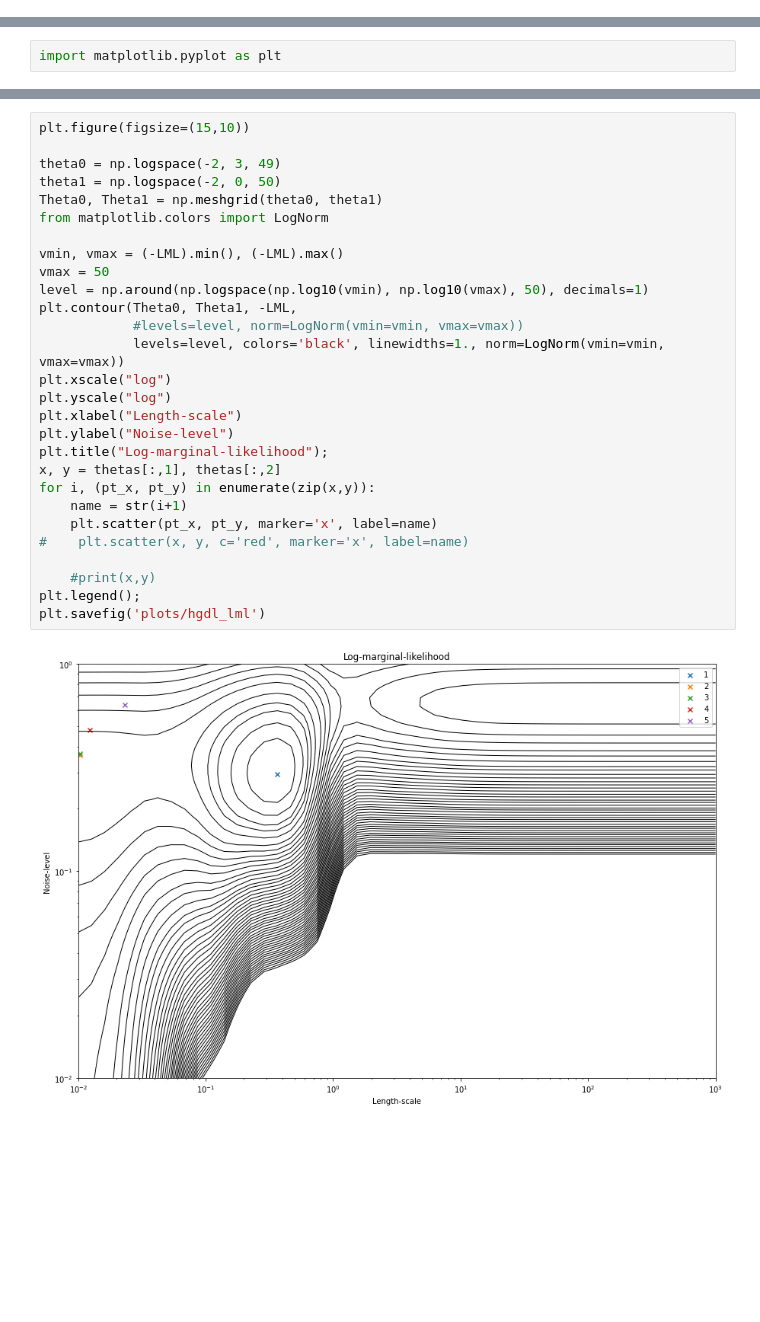
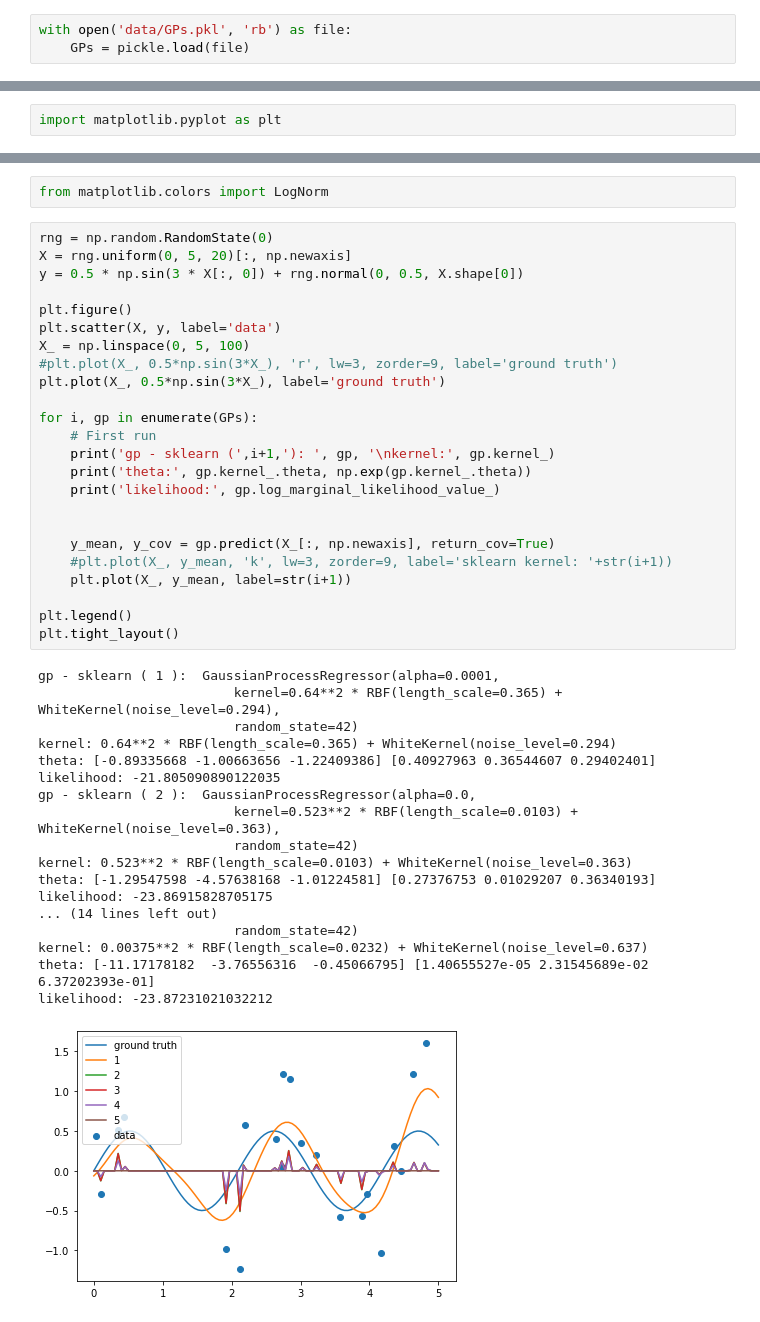
Before and after one commit to lbl-camera/HGDL, a Jupyter notebook: paper/sklearn/generate_plots.ipynb, the cells around one changed output, grey strips where cells are left out. Cells and saved outputs as stored; diff of their text form; blank space fills up the shorter version.

Commit message:
making very nice sklearn plots

```diff
--- a/paper/sklearn/generate_plots.ipynb
+++ b/paper/sklearn/generate_plots.ipynb
@@ -26,3 +48,6 @@ Image(filename='plots/sklearn_lml.png')
+# %%
+with open('data/GPs.pkl', 'rb') as file:
+    GPs = pickle.load(file)
 # %%
 import numpy as np
 # %%
@@ -62,30 +55,45 @@ array([[4.09279625e-01, 3.65446072e-01, 2.94024007e-01],
-# %%
-plt.figure(figsize=(15,10))
-
-theta0 = np.logspace(-2, 3, 49)
-theta1 = np.logspace(-2, 0, 50)
-Theta0, Theta1 = np.meshgrid(theta0, theta1)
-from matplotlib.colors import LogNorm
-
-vmin, vmax = (-LML).min(), (-LML).max()
-vmax = 50
-level = np.around(np.logspace(np.log10(vmin), np.log10(vmax), 50), decimals=1)
-plt.contour(Theta0, Theta1, -LML,
-            #levels=level, norm=LogNorm(vmin=vmin, vmax=vmax))
-            levels=level, colors='black', linewidths=1., norm=LogNorm(vmin=vmin, vmax=vmax))
-plt.xscale("log")
-plt.yscale("log")
-plt.xlabel("Length-scale")
-plt.ylabel("Noise-level")
-plt.title("Log-marginal-likelihood");
-x, y = thetas[:,1], thetas[:,2]
-for i, (pt_x, pt_y) in enumerate(zip(x,y)):
-    name = str(i+1)
-    plt.scatter(pt_x, pt_y, marker='x', label=name)
-#    plt.scatter(x, y, c='red', marker='x', label=name)
-
-    #print(x,y)
-plt.legend();
-plt.savefig('plots/hgdl_lml')
-# %% [output]
-[figure, removed]
+# %%
+from matplotlib.colors import LogNorm
+# %%
+rng = np.random.RandomState(0)
+X = rng.uniform(0, 5, 20)[:, np.newaxis]
+y = 0.5 * np.sin(3 * X[:, 0]) + rng.normal(0, 0.5, X.shape[0])
+
+plt.figure()
+plt.scatter(X, y, label='data')
+X_ = np.linspace(0, 5, 100)
+#plt.plot(X_, 0.5*np.sin(3*X_), 'r', lw=3, zorder=9, label='ground truth')
+plt.plot(X_, 0.5*np.sin(3*X_), label='ground truth')
+
+for i, gp in enumerate(GPs):
+    # First run
+    print('gp - sklearn (',i+1,'): ', gp, '\nkernel:', gp.kernel_)
+    print('theta:', gp.kernel_.theta, np.exp(gp.kernel_.theta))
+    print('likelihood:', gp.log_marginal_likelihood_value_)
+
+
+    y_mean, y_cov = gp.predict(X_[:, np.newaxis], return_cov=True)
+    #plt.plot(X_, y_mean, 'k', lw=3, zorder=9, label='sklearn kernel: '+str(i+1))
+    plt.plot(X_, y_mean, label=str(i+1))
+
+plt.legend()
+plt.tight_layout()
+# %% [output]
+gp - sklearn ( 1 ):  GaussianProcessRegressor(alpha=0.0001,
+                         kernel=0.64**2 * RBF(length_scale=0.365) + WhiteKernel(noise_level=0.294),
+                         random_state=42)
+kernel: 0.64**2 * RBF(length_scale=0.365) + WhiteKernel(noise_level=0.294)
+theta: [-0.89335668 -1.00663656 -1.22409386] [0.40927963 0.36544607 0.29402401]
+likelihood: -21.805090890122035
+gp - sklearn ( 2 ):  GaussianProcessRegressor(alpha=0.0,
+                         kernel=0.523**2 * RBF(length_scale=0.0103) + WhiteKernel(noise_level=0.363),
+                         random_state=42)
+kernel: 0.523**2 * RBF(length_scale=0.0103) + WhiteKernel(noise_level=0.363)
+theta: [-1.29547598 -4.57638168 -1.01224581] [0.27376753 0.01029207 0.36340193]
+likelihood: -23.86915828705175
+... (14 lines left out)
+                         random_state=42)
+kernel: 0.00375**2 * RBF(length_scale=0.0232) + WhiteKernel(noise_level=0.637)
+theta: [-11.17178182  -3.76556316  -0.45066795] [1.40655527e-05 2.31545689e-02 6.37202393e-01]
+likelihood: -23.87231021032212
+[figure, added]
```
Also changed, not shown: parts of 11 cells of this notebook, 8 other files.
